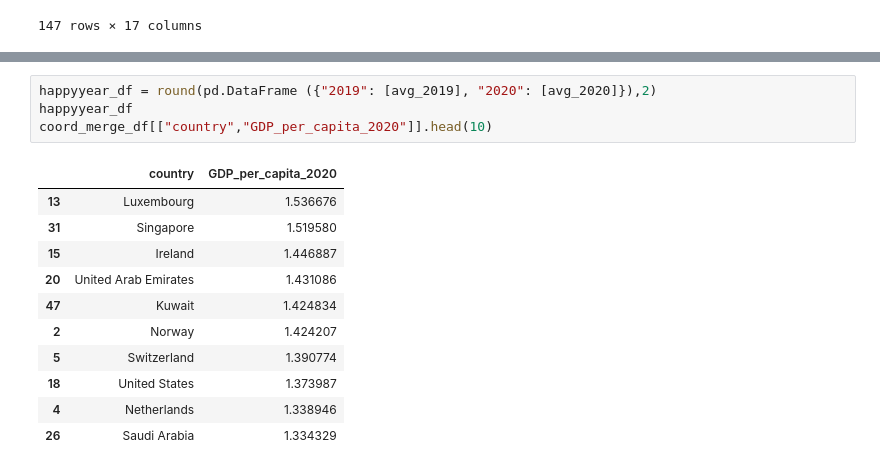
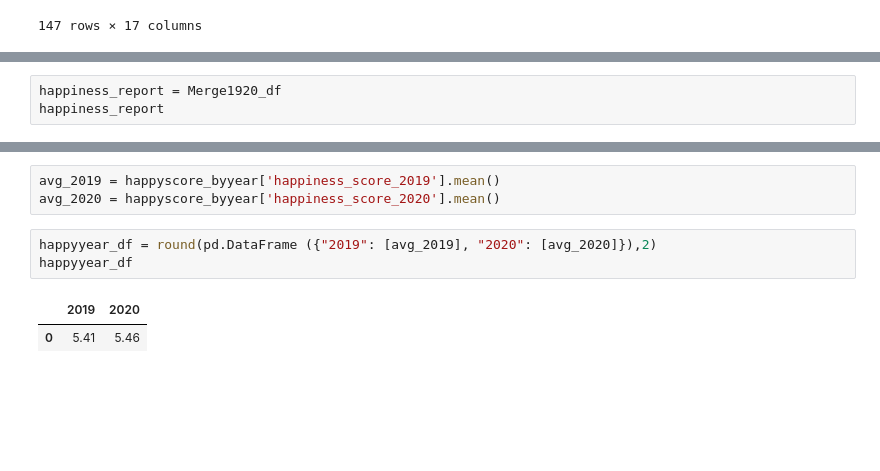
Before and after one commit to josiedeleon/Team9--Project1, a Jupyter notebook: Project 1 Happiness.ipynb, the cells around one changed output, grey strips where cells are left out. Drawn from its saved outputs; the diff is of its cells as text; blank space fills up the shorter version.

```diff
--- a/Project 1 Happiness.ipynb
+++ b/Project 1 Happiness.ipynb
@@ -118,0 +393,3 @@ Figure(layout=FigureLayout(border='1px solid black', height='300px', margin='0 a
+# %%
+happiness_report = Merge1920_df
+happiness_report
@@ -275,16 +461,9 @@ Figure(layout=FigureLayout(border='1px solid black', height='300px', margin='0 a
+# %%
+avg_2019 = happyscore_byyear['happiness_score_2019'].mean()
+avg_2020 = happyscore_byyear['happiness_score_2020'].mean()
 # %%
 happyyear_df = round(pd.DataFrame ({"2019": [avg_2019], "2020": [avg_2020]}),2)
 happyyear_df
-coord_merge_df[["country","GDP_per_capita_2020"]].head(10)
 # %% [output]
-|  | country | GDP_per_capita_2020 |
-| 13 | Luxembourg | 1.536676 |
-| 31 | Singapore | 1.519580 |
-| 15 | Ireland | 1.446887 |
-| 20 | United Arab Emirates | 1.431086 |
-| 47 | Kuwait | 1.424834 |
-| 2 | Norway | 1.424207 |
-| 5 | Switzerland | 1.390774 |
-| 18 | United States | 1.373987 |
-| 4 | Netherlands | 1.338946 |
-| 26 | Saudi Arabia | 1.334329 |
+|  | 2019 | 2020 |
+| 0 | 5.41 | 5.46 |
```
Also changed, not shown: parts of 30 cells of this notebook.
